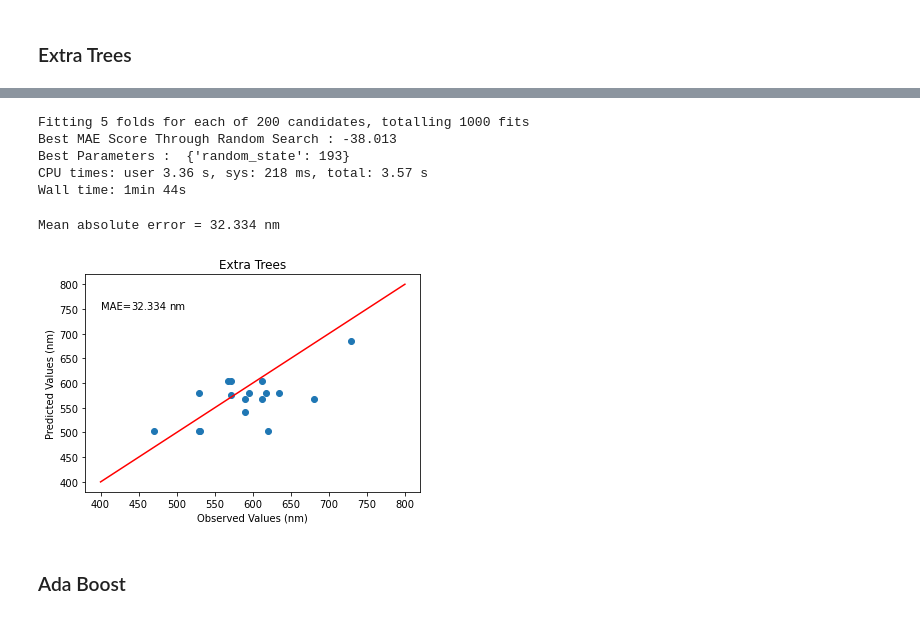
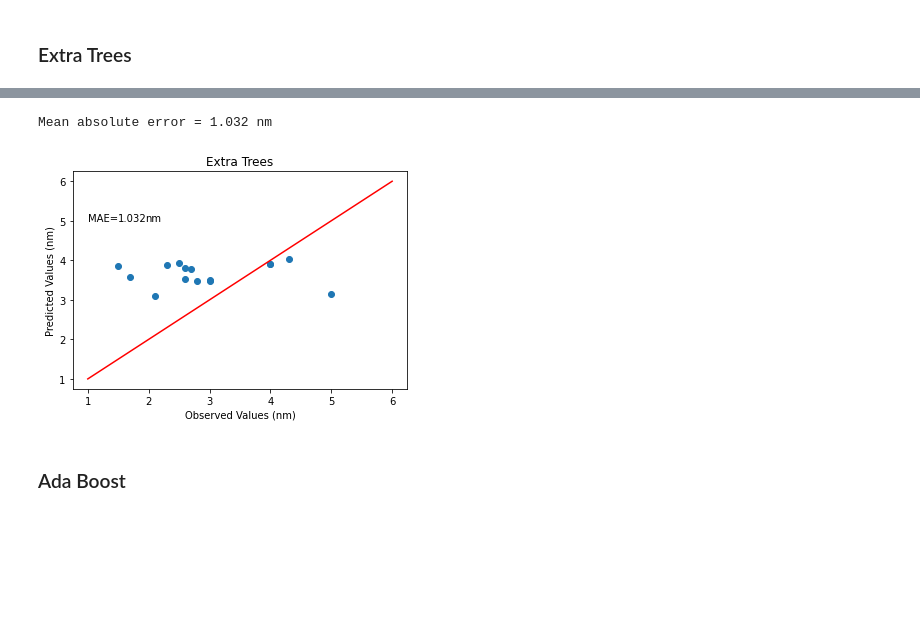
Before and after one commit to Health-Universe/Indium-Phosphide, a Jupyter notebook: notebook/flo/2. Flo diameter.ipynb, the cells around one changed output, grey strips where cells are left out. Cells and saved outputs as stored; diff of their text form; code cells hidden in the pictures; blank space fills up the shorter version.

```diff
--- a/notebook/flo/2. Flo diameter.ipynb
+++ b/notebook/flo/2. Flo diameter.ipynb
@@ -26,6 +26,6 @@ df_em = pd.read_csv("dataset_scaled_em.csv")
 # %%
 #Checks the column names, and ensures that they do not have any leading or trailing spaces
-df_em.columns = df_em.columns.str.strip()
+df_diam.columns = df_diam.columns.str.strip()
 # %%
 # Input for ML models
 
@@ -85,6 +85,6 @@ Wall time: 4min 7s
 # %%
 #using random search parameters
-B_regr = BaggingRegressor(n_estimators=23)
+B_regr = BaggingRegressor(n_estimators=126)
 B_regr.fit(X_train, np.ravel(Y_train))
 
 B_Y_pred = B_regr.predict(X_test)
@@ -97,9 +97,9 @@ plt.title("Bagging")
 plt.plot(Y_test, B_Y_pred, 'o')
 plt.xlabel('Observed Values (nm)')
 plt.ylabel('Predicted Values (nm)')
-plt.plot([400,800],[400,800], color = 'r')
-plt.text(400, 750, 'MAE=' , fontdict=None)
-plt.text(440, 750, round(B_mae,3), fontdict=None)
-plt.text(490, 750, 'nm', fontdict=None)
+plt.plot([1,6],[1,6], color = 'r')
+plt.text(1, 5, 'MAE=' , fontdict=None)
+plt.text(1.49, 5, round(B_mae,3) , fontdict=None)
+plt.text(1.94, 5, 'nm', fontdict=None)
 plt.show()
 # %% [output]
@@ -150,6 +130,6 @@ Wall time: 1min 12s
 # %%
 #using grid search parameters
-RF_regr = RandomForestRegressor(n_estimators=162, random_state=890)
+RF_regr = RandomForestRegressor(n_estimators=186)
 RF_regr.fit(X_train, np.ravel(Y_train))
 
 RF_Y_pred = RF_regr.predict(X_test)
@@ -162,9 +142,9 @@ plt.title("Random Forest")
 plt.plot(Y_test, RF_Y_pred, 'o')
 plt.xlabel('Observed Values (nm)')
 plt.ylabel('Predicted Values (nm)')
-plt.plot([400,800],[400,800], color = 'r')
-plt.text(400, 750, 'MAE=' , fontdict=None)
-plt.text(440, 750, round(RF_mae,3), fontdict=None)
-plt.text(490, 750, 'nm', fontdict=None)
+plt.plot([1,6],[1,6], color = 'r')
+plt.text(1, 5, 'MAE=' , fontdict=None)
+plt.text(1.49, 5, round(RF_mae,3) , fontdict=None)
+plt.text(1.94, 5, 'nm', fontdict=None)
 plt.show()
 # %% [output]
@@ -196,6 +176,6 @@ Wall time: 8.68 s
 # %%
 #using grid search parameters
-DT_regr = DecisionTreeRegressor(min_samples_leaf=3, min_samples_split=20)
+DT_regr = DecisionTreeRegressor(min_samples_leaf=37, min_samples_split=97)
 DT_regr.fit(X_train, np.ravel(Y_train))
 
 DT_Y_pred = DT_regr.predict(X_test)
@@ -208,9 +188,9 @@ plt.title("Decision Tree")
 plt.plot(Y_test, DT_Y_pred, 'o')
 plt.xlabel('Observed Values (nm)')
 plt.ylabel('Predicted Values (nm)')
-plt.plot([400,800],[400,800], color = 'r')
-plt.text(400, 750, 'MAE=' , fontdict=None)
-plt.text(440, 750, round(DT_mae,3), fontdict=None)
-plt.text(490, 750, 'nm', fontdict=None)
+plt.plot([1,6],[1,6], color = 'r')
+plt.text(1, 5, 'MAE=' , fontdict=None)
+plt.text(1.49, 5, round(DT_mae,3) , fontdict=None)
+plt.text(1.94, 5, 'nm', fontdict=None)
 plt.show()
 # %% [output]
@@ -243,47 +223,26 @@ Wall time: 2min 26s
-# %%
-%%time
-
-#after first optimisation, now looking for best random state
-
-params = {'random_state':range(1,1001)}
-
-#n_jobs runs jobs in parallel, verbose prints updates
-rs_et = RandomizedSearchCV(ExtraTreesRegressor(n_estimators=361, min_samples_split=5, min_samples_leaf=5),
-                           param_distributions=params, n_iter=200, n_jobs=-1, verbose=10,
-                          scoring='neg_mean_absolute_error')
-rs_et.fit(X, np.ravel(Y))
-
-print('Best MAE Score Through Random Search : %.3f'%rs_et.best_score_)
-print('Best Parameters : ',rs_et.best_params_)
-# %% [output]
-Fitting 5 folds for each of 200 candidates, totalling 1000 fits
-Best MAE Score Through Random Search : -38.013
-Best Parameters :  {'random_state': 193}
-CPU times: user 3.36 s, sys: 218 ms, total: 3.57 s
-Wall time: 1min 44s
 # %%
-ET_regr = ExtraTreesRegressor(n_estimators=361, min_samples_split=5, min_samples_leaf=5, random_state=193)
+ET_regr = ExtraTreesRegressor(n_estimators=529, min_samples_split=6, min_samples_leaf=6)
 
 ET_regr.fit(X_train, np.ravel(Y_train))
 
 ET_Y_pred = ET_regr.predict(X_test)
 
 ET_mae = mean_absolute_error(Y_test, ET_Y_pred)
 print("Mean absolute error =", round(ET_mae,3), 'nm')
 
 plt.figure()
 plt.title("Extra Trees")
-plt.plot(Y_test, DT_Y_pred, 'o')
+plt.plot(Y_test, ET_Y_pred, 'o')
 plt.xlabel('Observed Values (nm)')
 plt.ylabel('Predicted Values (nm)')
-plt.plot([400,800],[400,800], color = 'r')
-plt.text(400, 750, 'MAE=' , fontdict=None)
-plt.text(440, 750, round(ET_mae,3), fontdict=None)
-plt.text(490, 750, 'nm', fontdict=None)
+plt.plot([1,6],[1,6], color = 'r')
+plt.text(1, 5, 'MAE=' , fontdict=None)
+plt.text(1.49, 5, round(ET_mae,3) , fontdict=None)
+plt.text(1.94, 5, 'nm', fontdict=None)
 plt.show()
 # %% [output]
-Mean absolute error = 32.334 nm
+Mean absolute error = 1.032 nm
-[figure, old version]
+[figure, new version]
 # %% [markdown]
 ### Ada Boost
 # %%
```
Also changed, not shown: parts of 32 cells of this notebook, 1 other file.
